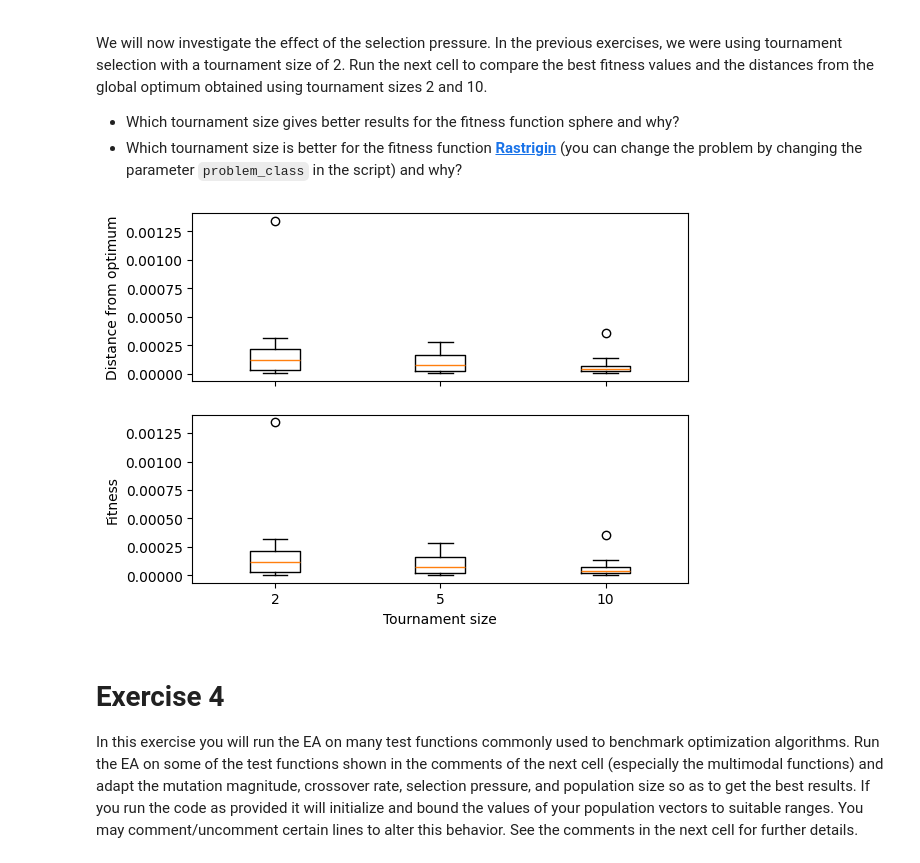
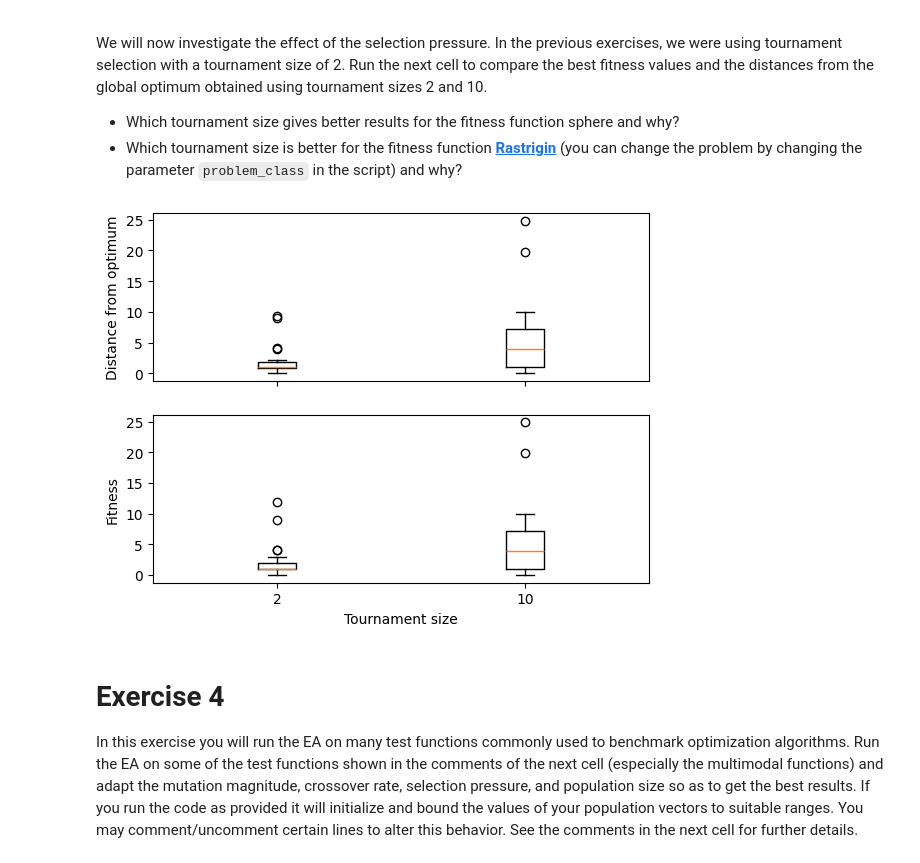
Before and after one commit to wamuumu/bio-labs, a Jupyter notebook: Lab02/Lab_02.ipynb, the cells around one changed output. Saved outputs shown, nothing was run; the diff lists cells and outputs as text; code cells hidden in the pictures.

```diff
--- a/Lab02/Lab_02.ipynb
+++ b/Lab02/Lab_02.ipynb
@@ -120,7 +120,7 @@ import sys
 Edit this part to do the exercises
 """
 
-crossover_rates = [0, 0.25, 0.5] # Crossover fractions
+crossover_rates = [0, 0.25, 0.5, 0.75, 1] # Crossover fractions
 
 # parameters for the GA
 args = {}
@@ -196,8 +196,8 @@ Edit this part to do the exercises
 tournament_sizes = [2, 10]
 
 # choose problem
-problem_class = benchmarks.Sphere
-#problem_class = benchmarks.Rastrigin
+#problem_class = benchmarks.Sphere
+problem_class = benchmarks.Rastrigin
 
 # parameters for the GA
 args = {}
@@ -240,34 +240,34 @@ else:
               print('Tournament size:', tournament_size)
               results_ = [run_ga(rng, problem_class=problem_class,
                                 display=display,
                                 tournament_size=tournament_size,**args)
                         for _ in range(num_runs)]
               results.append(results_)
               show()
 
 best_fitnesses = [[run_result[1] for run_result in runs]
                   for runs in results]
 distance_from_global_optimums = [[sum(asarray(run_result[0],dtype=object) ** 2)
                                     for run_result in runs]
                                     for runs in results]
 
 fig = figure('GA (distance from optimum and best fitness)')
 # Boxplot comparing the distance from the global optimum
 ax = fig.add_subplot(2,1,1)
 ax.boxplot(distance_from_global_optimums,notch=False)
 ax.set_xticklabels([])
 #ax.set_xlabel('Tournament size')
 ax.set_ylabel('Distance from optimum')
 
 # Boxplot comparing the best fitnesses
 ax = fig.add_subplot(2,1,2)
 ax.boxplot(best_fitnesses,notch=False)
 ax.set_xticklabels(tournament_sizes)
 ax.set_xlabel('Tournament size')
 ax.set_ylabel('Fitness')
 show()
 # %% [output]
-[figure, old version]
+[figure, new version]
 # %% [markdown]
 # Exercise 4
 
```
Also changed, not shown: parts of 3 cells of this notebook, 3 other files.
